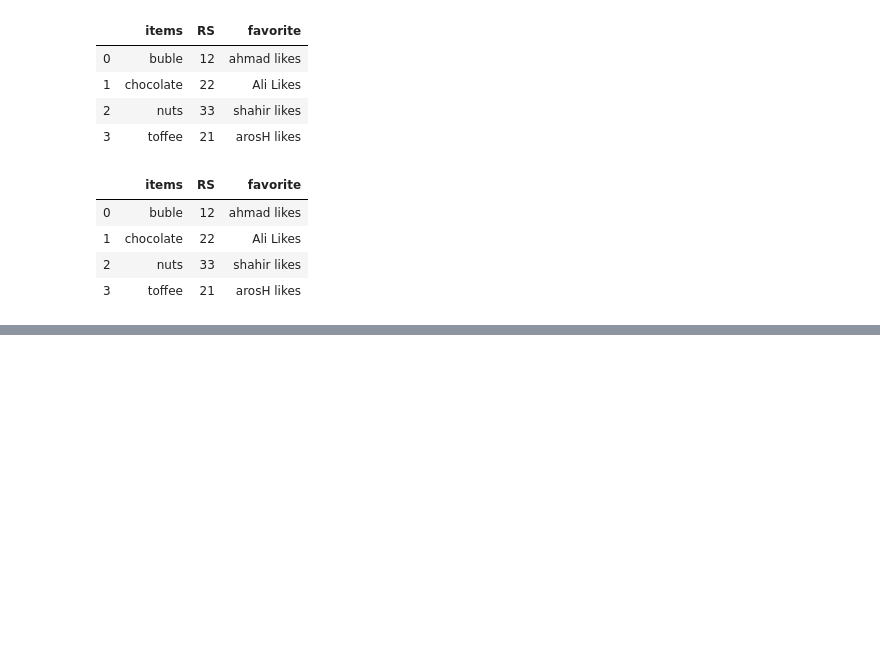
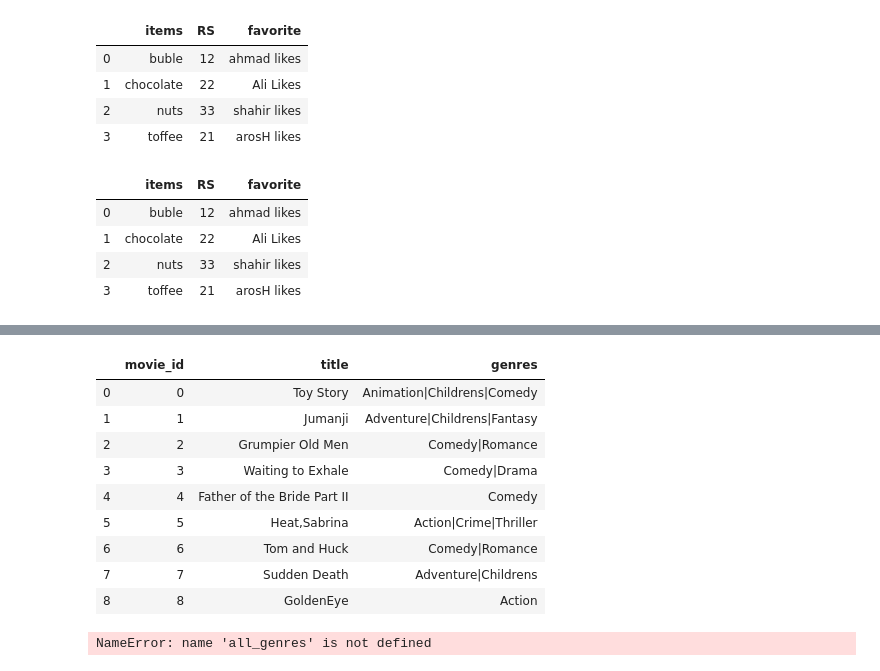
Before and after one commit to 1zulkifel/Data_Analysis_With_python, a Jupyter notebook: Data_Cleaning_and_Preparation.ipynb, the cells around one changed output, grey strips where cells are left out. Drawn from its saved outputs; the diff is of its cells as text; code cells hidden in the pictures; blank space fills up the shorter version.

```diff
--- a/Data_Cleaning_and_Preparation.ipynb
+++ b/Data_Cleaning_and_Preparation.ipynb
@@ -433,0 +760,33 @@ data1
+# %%
+movies=pd.DataFrame({'movie_id':[0,1,2,3,4,5,6,7,8],
+                     'title':['Toy Story' ,'Jumanji','Grumpier Old Men','Waiting to Exhale',
+                     'Father of the Bride Part II','Heat,Sabrina','Tom and Huck','Sudden Death','GoldenEye'],
+                     'genres':['Animation|Childrens|Comedy',
+                                   'Adventure|Childrens|Fantasy',
+                                    'Comedy|Romance',
+                                    'Comedy|Drama',
+                                    'Comedy',
+                                    'Action|Crime|Thriller',
+                                    'Comedy|Romance',
+                                    'Adventure|Childrens',
+                                    'Action',]})
+# %%
+movies
+# %% [output]
+|  | movie_id | title | genres |
+| 0 | 0 | Toy Story | Animation|Childrens|Comedy |
+| 1 | 1 | Jumanji | Adventure|Childrens|Fantasy |
+| 2 | 2 | Grumpier Old Men | Comedy|Romance |
+| 3 | 3 | Waiting to Exhale | Comedy|Drama |
+| 4 | 4 | Father of the Bride Part II | Comedy |
+| 5 | 5 | Heat,Sabrina | Action|Crime|Thriller |
+| 6 | 6 | Tom and Huck | Comedy|Romance |
+| 7 | 7 | Sudden Death | Adventure|Childrens |
+| 8 | 8 | GoldenEye | Action |
+# %%
+all_genres
+for x in movies.genres:
+    all_genres.extend(split('|'))
+genres=pd.unique(all_genres)
+# %% [output]
+NameError: name 'all_genres' is not defined
```
Also changed, not shown: parts of 40 cells of this notebook.
